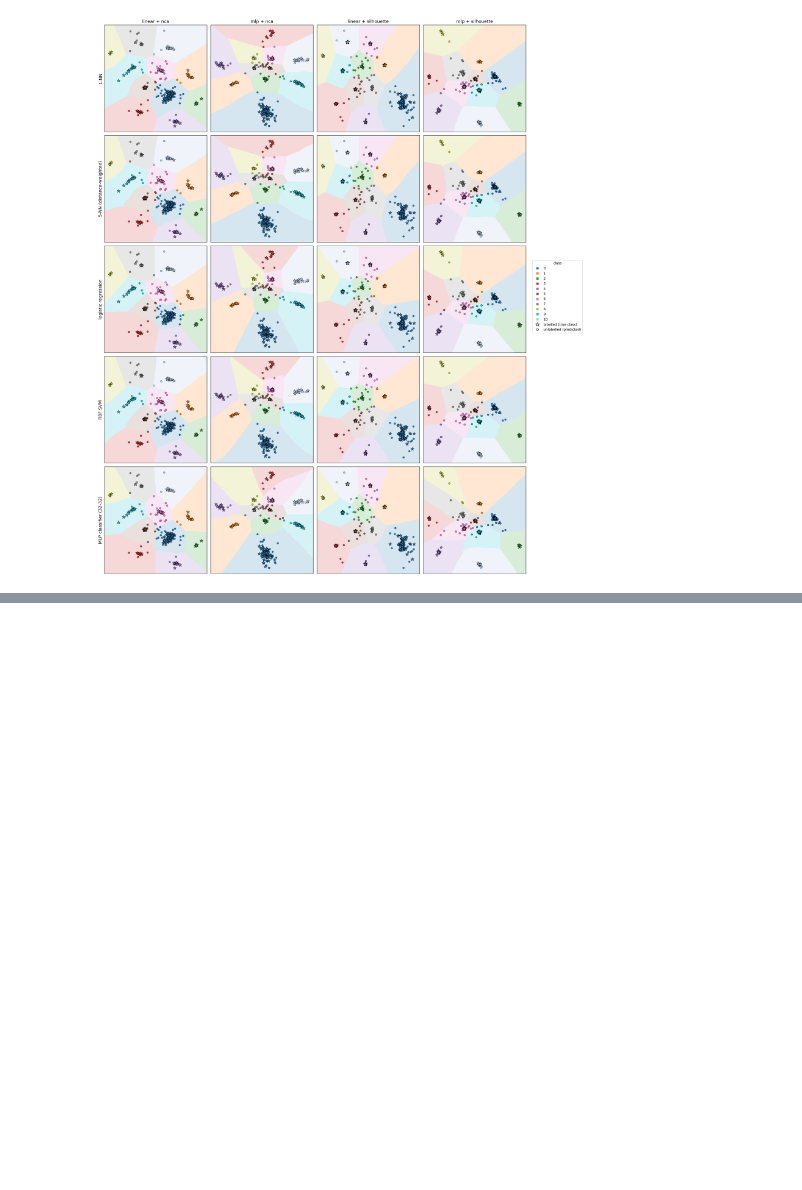
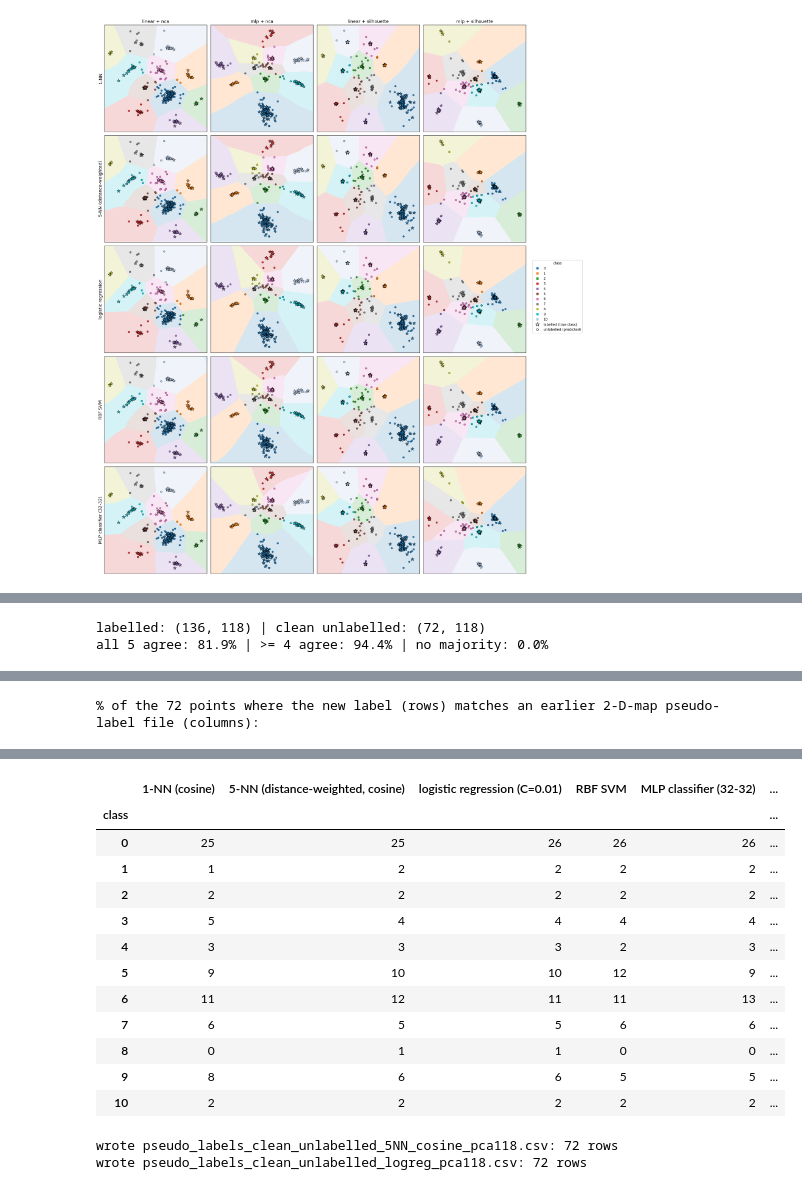
Before and after one commit to Vihaan-Thaker/IE643_Programming_Challenge, a Jupyter notebook: pca_explained_variance.ipynb, the cells around one changed output, grey strips where cells are left out. Drawn from its saved outputs; the diff is of its cells as text; code cells hidden in the pictures; blank space fills up the shorter version.

```diff
--- a/pca_explained_variance.ipynb
+++ b/pca_explained_variance.ipynb
@@ -812,0 +895,43 @@ plt.show()
+# %%
+import os
+
+PSEUDO_DIR = "pseudo_labels"
+B_clean = D_B[D_B["is_deformed"] == 0]
+ids_unlab = B_clean["sample_id"].values
+Z_unlab_clean = transform_all(B_clean[feat_cols].values)       # same standardization + PCA as the clean labelled points
+print(f"labelled: {Z_clean_all.shape} | clean unlabelled: {Z_unlab_clean.shape}")
+
+pred_pca = {}
+for name, make in CLASSIFIERS_PCA.items():
+    with warnings.catch_warnings():
+        warnings.simplefilter("ignore")
+        clf = make().fit(Z_clean_all, y_A_clean)
+    pred_pca[name] = clf.predict(Z_unlab_clean)
+pred_pca = pd.DataFrame(pred_pca, index=pd.Index(ids_unlab, name="sample_id"))
+
+# Agreement between the classifiers, per point
+P = pred_pca.values.T                                                   # (n_classifiers, n_points)
+votes = np.stack([(P == c).sum(0) for c in range(N_CLASSES)])
+top = votes.max(0)
+n_clf = len(CLASSIFIERS_PCA)
+print(f"all {n_clf} agree: {100 * (top == n_clf).mean():.1f}% | >= {n_clf - 1} agree: {100 * (top >= n_clf - 1).mean():.1f}% "
+      f"| no majority: {100 * (top <= n_clf // 2).mean():.1f}%")
+display(pd.DataFrame([[100 * (pred_pca[a] == pred_pca[b]).mean() for b in pred_pca] for a in pred_pca],
+                     index=pred_pca.columns, columns=pred_pca.columns).round(1))
+
+# Agreement with the earlier pseudo-labels (2-D silhouette maps), if those files are present
+old = {}
+for fname in sorted(os.listdir(PSEUDO_DIR)) if os.path.isdir(PSEUDO_DIR) else []:
+    if fname.endswith("_silhouette.csv"):
+        o = pd.read_csv(os.path.join(PSEUDO_DIR, fname)).set_index("sample_id")["predicted_label"]
+        old[fname.removeprefix("pseudo_labels_clean_unlabelled_").removesuffix(".csv")] = o.reindex(ids_unlab).values
+if old:
+    print("% of the 72 points where the new label (rows) matches an earlier 2-D-map pseudo-label file (columns):")
+    display(pd.DataFrame({k: {name: 100 * (pred_pca[name].values == v).mean() for name in pred_pca} for k, v in old.items()}).round(1))
+
+display(pd.DataFrame({name: np.bincount(pred_pca[name], minlength=N_CLASSES) for name in pred_pca},
+                     index=pd.Index(range(N_CLASSES), name="class"))
+          .assign(**{"clean labelled": np.bincount(y_A_clean, minlength=N_CLASSES)}))
+# %% [output]
+labelled: (136, 118) | clean unlabelled: (72, 118)
+all 5 agree: 81.9% | >= 4 agree: 94.4% | no majority: 0.0%
@@ -812,0 +944 @@ plt.show()
+% of the 72 points where the new label (rows) matches an earlier 2-D-map pseudo-label file (columns):
@@ -812,0 +951,26 @@ plt.show()
+|  | 1-NN (cosine) | 5-NN (distance-weighted, cosine) | logistic regression (C=0.01) | RBF SVM | MLP classifier (32-32) | ... |
+| class |  |  |  |  |  | ... |
+| 0 | 25 | 25 | 26 | 26 | 26 | ... |
+| 1 | 1 | 2 | 2 | 2 | 2 | ... |
+| 2 | 2 | 2 | 2 | 2 | 2 | ... |
+| 3 | 5 | 4 | 4 | 4 | 4 | ... |
+| 4 | 3 | 3 | 3 | 2 | 3 | ... |
+| 5 | 9 | 10 | 10 | 12 | 9 | ... |
+| 6 | 11 | 12 | 11 | 11 | 13 | ... |
+| 7 | 6 | 5 | 5 | 6 | 6 | ... |
+| 8 | 0 | 1 | 1 | 0 | 0 | ... |
+| 9 | 8 | 6 | 6 | 5 | 5 | ... |
+| 10 | 2 | 2 | 2 | 2 | 2 | ... |
+# %%
+OUT_FILES = {
+    "5-NN (distance-weighted, cosine)": "pseudo_labels_clean_unlabelled_5NN_cosine_pca118.csv",
+    "logistic regression (C=0.01)":     "pseudo_labels_clean_unlabelled_logreg_pca118.csv",
+}
+os.makedirs(PSEUDO_DIR, exist_ok=True)
+for name, fname in OUT_FILES.items():
+    out = pd.DataFrame({"sample_id": ids_unlab, "predicted_label": pred_pca[name].values})
+    out.to_csv(os.path.join(PSEUDO_DIR, fname), index=False)
+    print(f"wrote {fname}: {len(out)} rows")
+# %% [output]
+wrote pseudo_labels_clean_unlabelled_5NN_cosine_pca118.csv: 72 rows
+wrote pseudo_labels_clean_unlabelled_logreg_pca118.csv: 72 rows
```
Also changed, not shown: parts of 5 cells of this notebook, 3 other files.
